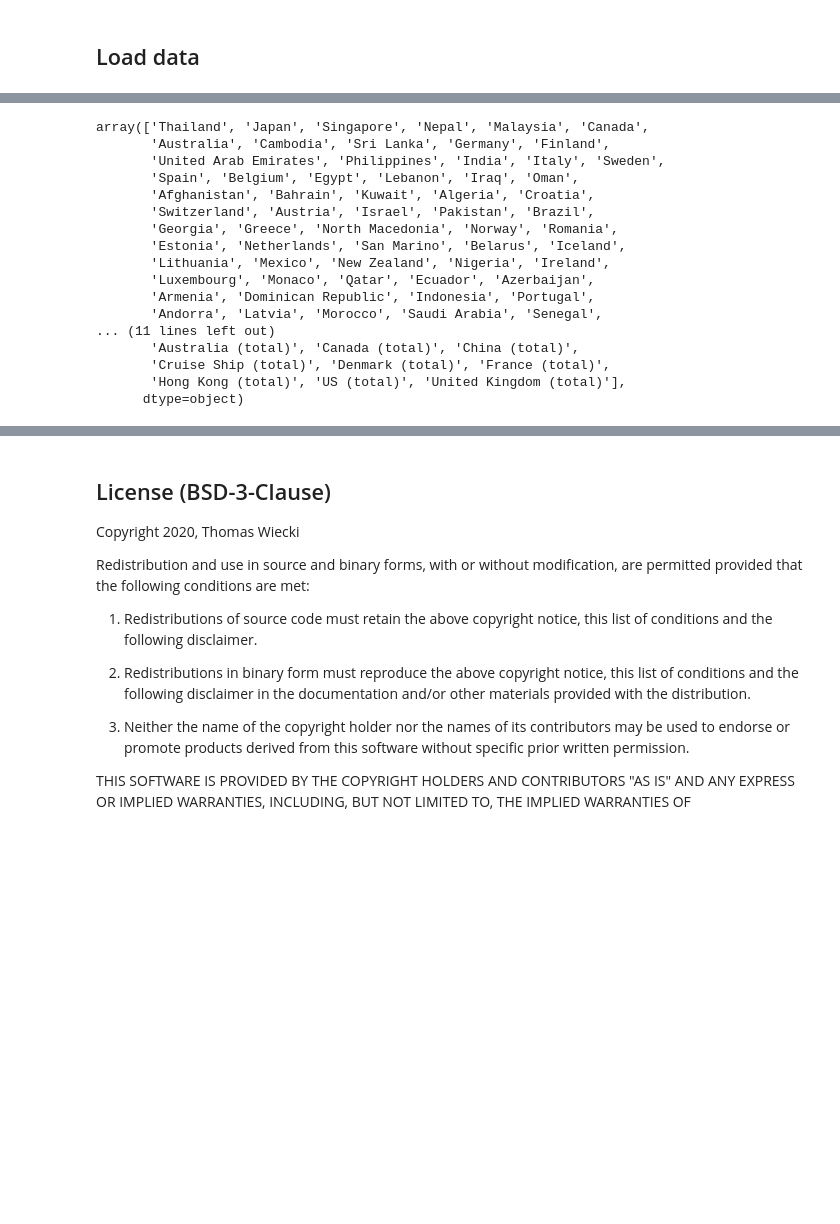
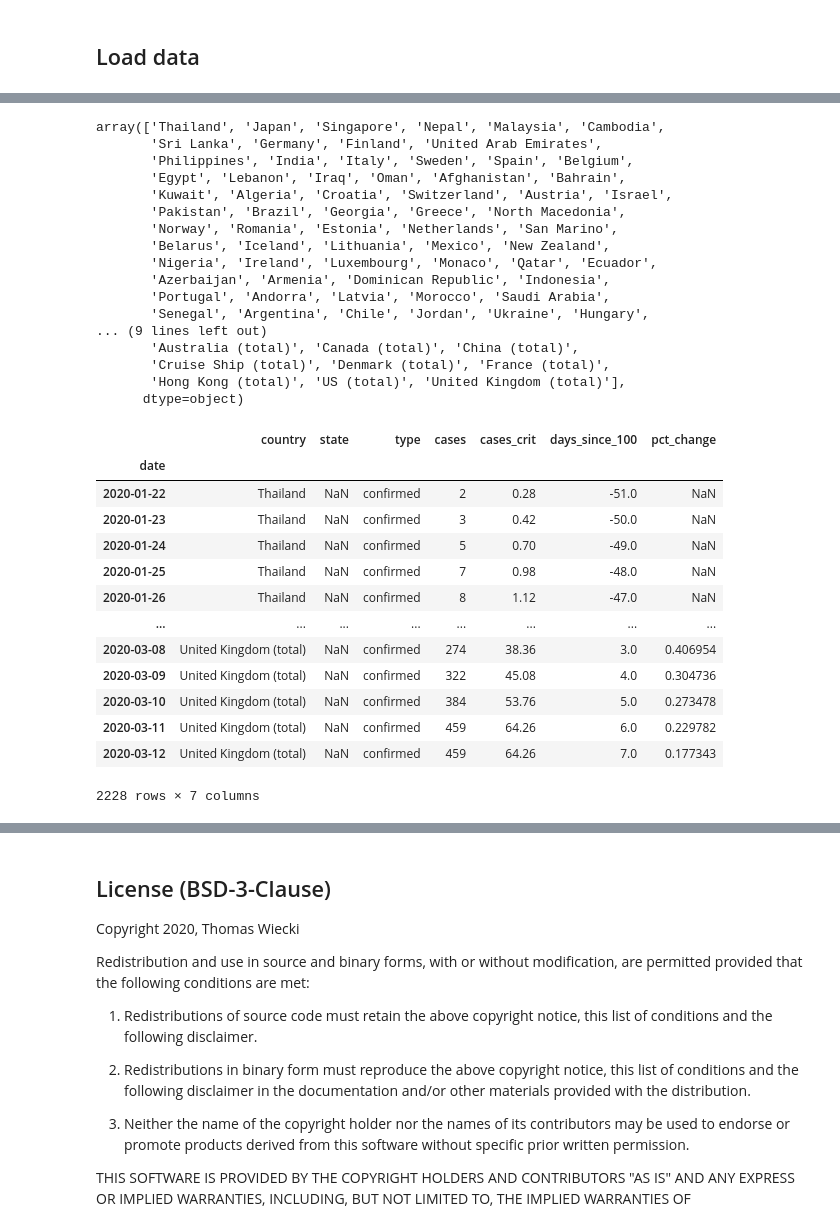
Before and after one commit to twiecki/covid19, a Jupyter notebook: covid19_growth.ipynb, the cells around one changed output, grey strips where cells are left out. Saved outputs shown, nothing was run; the diff lists cells and outputs as text; code cells hidden in the pictures; blank space fills up the shorter version.

```diff
--- a/covid19_growth.ipynb
+++ b/covid19_growth.ipynb
@@ -29,9 +20,13 @@ Already up to date.
 # %% [markdown]
 ## Load data
 # %%
-def load_timeseries(name):
-    df = pd.read_csv('COVID-19/csse_covid_19_data/csse_covid_19_time_series/time_series_19-covid-{}.csv'.format(name),
-                     index_col=['Country/Region', 'Province/State', 'Lat', 'Long'], parse_dates=True)
+def load_timeseries(name,
+                    base_url='https://raw.githubusercontent.com/CSSEGISandData/COVID-19/master/csse_covid_19_data/csse_covid_19_time_series'):
+    # Thanks to kasparthommen for the suggestion to directly download
+    url = f'{base_url}/time_series_19-covid-{name}.csv'
+    csv = requests.get(url).text
+    df = pd.read_csv(io.StringIO(csv),
+                     index_col=['Country/Region', 'Province/State', 'Lat', 'Long'])
     df['type'] = name.lower()
     df.columns.name = 'date'
 
@@ -49,9 +44,25 @@ def load_timeseries(name):
     df.loc[(df.country == 'China') & (df.state =='Hong Kong'), 'state'] = np.nan
 
     # Aggregate large countries split by states
-    df = pd.concat([df, df.loc[~df.state.isna()].groupby(['country', 'date', 'type']).sum().rename(index=lambda x: x+' (total)', level=0).reset_index(level=['country', 'type'])])
+    df = pd.concat([df,
+                    (df.loc[~df.state.isna()]
+                     .groupby(['country', 'date', 'type'])
+                     .sum()
+                     .rename(index=lambda x: x+' (total)', level=0)
+                     .reset_index(level=['country', 'type']))
+                   ])
     return df
 
-df = pd.concat([load_timeseries('Confirmed'),
-           load_timeseries('Recovered'),
-           load_timeseries('Deaths')])
+df_confirmed = load_timeseries('Confirmed')
+# Drop states for simplicity
+df_confirmed = df_confirmed.loc[df_confirmed.state.isnull()]
+# Estimate critical cases
+p_crit = .14
+df_confirmed = df_confirmed.assign(cases_crit=df_confirmed.cases*p_crit)
+
+# Compute days relative to when 100 confirmed cases was crossed
+df_confirmed.loc[:, 'days_since_100'] = np.nan
+for country in df_confirmed.country.unique():
+    df_confirmed.loc[(df_confirmed.country == country), 'days_since_100'] = \
+        np.arange(-len(df_confirmed.loc[(df_confirmed.country == country) & (df_confirmed.cases < 100)]),
+                  len(df_confirmed.loc[(df_confirmed.country == country) & (df_confirmed.cases >= 100)]))
@@ -68,20 +79,20 @@ df.head()
 # %%
 # Country names seem to change quite a bit
-df.country.unique()
+df_confirmed.country.unique()
 # %% [output]
-array(['Thailand', 'Japan', 'Singapore', 'Nepal', 'Malaysia', 'Canada',
-       'Australia', 'Cambodia', 'Sri Lanka', 'Germany', 'Finland',
-       'United Arab Emirates', 'Philippines', 'India', 'Italy', 'Sweden',
-       'Spain', 'Belgium', 'Egypt', 'Lebanon', 'Iraq', 'Oman',
-       'Afghanistan', 'Bahrain', 'Kuwait', 'Algeria', 'Croatia',
-       'Switzerland', 'Austria', 'Israel', 'Pakistan', 'Brazil',
-       'Georgia', 'Greece', 'North Macedonia', 'Norway', 'Romania',
-       'Estonia', 'Netherlands', 'San Marino', 'Belarus', 'Iceland',
-       'Lithuania', 'Mexico', 'New Zealand', 'Nigeria', 'Ireland',
-       'Luxembourg', 'Monaco', 'Qatar', 'Ecuador', 'Azerbaijan',
-       'Armenia', 'Dominican Republic', 'Indonesia', 'Portugal',
-       'Andorra', 'Latvia', 'Morocco', 'Saudi Arabia', 'Senegal',
-... (11 lines left out)
+array(['Thailand', 'Japan', 'Singapore', 'Nepal', 'Malaysia', 'Cambodia',
+       'Sri Lanka', 'Germany', 'Finland', 'United Arab Emirates',
+       'Philippines', 'India', 'Italy', 'Sweden', 'Spain', 'Belgium',
+       'Egypt', 'Lebanon', 'Iraq', 'Oman', 'Afghanistan', 'Bahrain',
+       'Kuwait', 'Algeria', 'Croatia', 'Switzerland', 'Austria', 'Israel',
+       'Pakistan', 'Brazil', 'Georgia', 'Greece', 'North Macedonia',
+       'Norway', 'Romania', 'Estonia', 'Netherlands', 'San Marino',
+       'Belarus', 'Iceland', 'Lithuania', 'Mexico', 'New Zealand',
+       'Nigeria', 'Ireland', 'Luxembourg', 'Monaco', 'Qatar', 'Ecuador',
+       'Azerbaijan', 'Armenia', 'Dominican Republic', 'Indonesia',
+       'Portugal', 'Andorra', 'Latvia', 'Morocco', 'Saudi Arabia',
+       'Senegal', 'Argentina', 'Chile', 'Jordan', 'Ukraine', 'Hungary',
+... (9 lines left out)
        'Australia (total)', 'Canada (total)', 'China (total)',
        'Cruise Ship (total)', 'Denmark (total)', 'France (total)',
        'Hong Kong (total)', 'US (total)', 'United Kingdom (total)'],
@@ -95,5 +105,22 @@ def plot_confirmed(countries, min_cases=100, ls='-'):
          .plot(label=country, ls=ls)
         )
+# %%
+df_confirmed.loc[lambda x: x.cases!=0].
+# %% [output]
+|  | country | state | type | cases | cases_crit | days_since_100 | pct_change |
+| date |  |  |  |  |  |  |  |
+| 2020-01-22 | Thailand | NaN | confirmed | 2 | 0.28 | -51.0 | NaN |
+| 2020-01-23 | Thailand | NaN | confirmed | 3 | 0.42 | -50.0 | NaN |
+| 2020-01-24 | Thailand | NaN | confirmed | 5 | 0.70 | -49.0 | NaN |
+| 2020-01-25 | Thailand | NaN | confirmed | 7 | 0.98 | -48.0 | NaN |
+| 2020-01-26 | Thailand | NaN | confirmed | 8 | 1.12 | -47.0 | NaN |
+| ... | ... | ... | ... | ... | ... | ... | ... |
+| 2020-03-08 | United Kingdom (total) | NaN | confirmed | 274 | 38.36 | 3.0 | 0.406954 |
+| 2020-03-09 | United Kingdom (total) | NaN | confirmed | 322 | 45.08 | 4.0 | 0.304736 |
+| 2020-03-10 | United Kingdom (total) | NaN | confirmed | 384 | 53.76 | 5.0 | 0.273478 |
+| 2020-03-11 | United Kingdom (total) | NaN | confirmed | 459 | 64.26 | 6.0 | 0.229782 |
+| 2020-03-12 | United Kingdom (total) | NaN | confirmed | 459 | 64.26 | 7.0 | 0.177343 |
+2228 rows × 7 columns
 # %%
 sns.set_palette(sns.hls_palette(8, l=.45, s=.8)) # 8 countries max
 fig, ax = plt.subplots(figsize=(12, 8))
```
Also changed, not shown: parts of 10 cells of this notebook.
